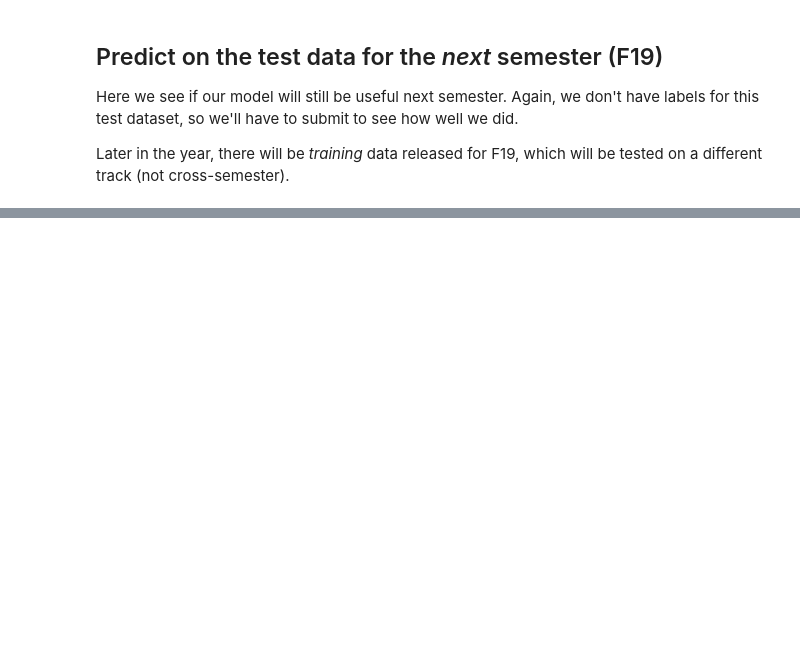
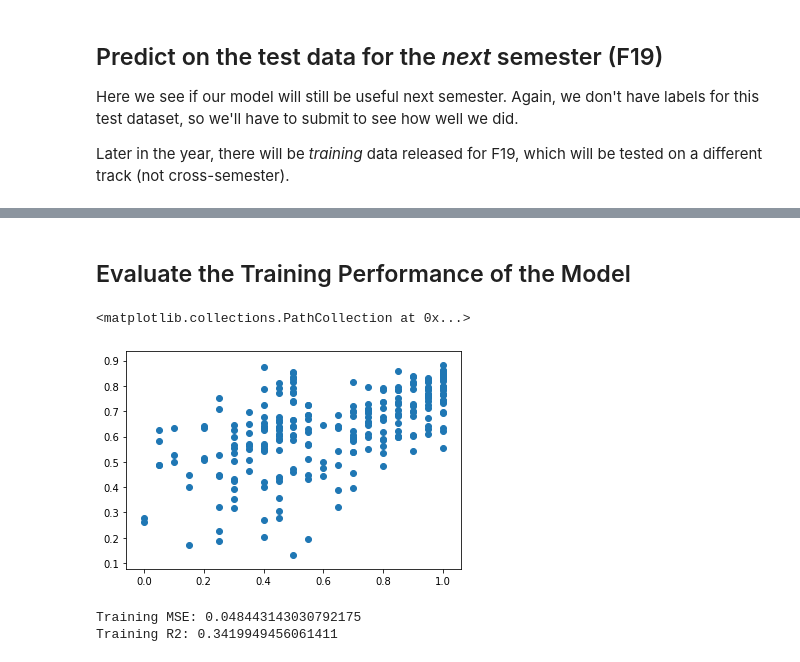
Before and after one commit to YangAzure/CSEDMDataChallenge, a Jupyter notebook: naive_model.ipynb, the cells around one changed output, grey strips where cells are left out. Cells and saved outputs as stored; diff of their text form; code cells hidden in the pictures; blank space fills up the shorter version.

```diff
--- a/naive_model.ipynb
+++ b/naive_model.ipynb
@@ -267,0 +313,6 @@ predictions_df.to_csv(os.path.join(path, 'predictions.csv'), index=False)
+# %%
+# The base of our X dataset is just a set of SubjectIDs
+X_train_base = train_base.drop('X-Grade', axis=1)
+# %%
+from sklearn.preprocessing import StandardScaler
+X_train_unscaled = X_train_base.apply(lambda row: extract_instance_features(row, early_train), axis=1)
@@ -267,0 +335,4 @@ predictions_df.to_csv(os.path.join(path, 'predictions.csv'), index=False)
+# %%
+scaler = StandardScaler()
+X_train = scaler.fit_transform(X_train_unscaled)
+X_train
@@ -267,0 +357,23 @@ predictions_df.to_csv(os.path.join(path, 'predictions.csv'), index=False)
+# %% [markdown]
+## Evaluate the Training Performance of the Model
+# %%
+from sklearn.linear_model import LassoCV
+from sklearn.linear_model import LinearRegression
+
+model = LassoCV()
+model.fit(X_train, y_train)
+train_predictions = model.predict(X_train)
+# %%
+plt.scatter(y_train, train_predictions)
+# %% [output]
+<matplotlib.collections.PathCollection at 0x...>
+[figure, added]
+# %%
+from sklearn.metrics import mean_squared_error
+from sklearn.metrics import r2_score
+
+print('Training MSE: ' + str(mean_squared_error(y_train, train_predictions)))
+print('Training R2: ' + str(r2_score(y_train, train_predictions)))
+# %% [output]
+Training MSE: 0.048443143030792175
+Training R2: 0.3419949456061411
```
Also changed, not shown: parts of 35 cells of this notebook, 5 other files.
